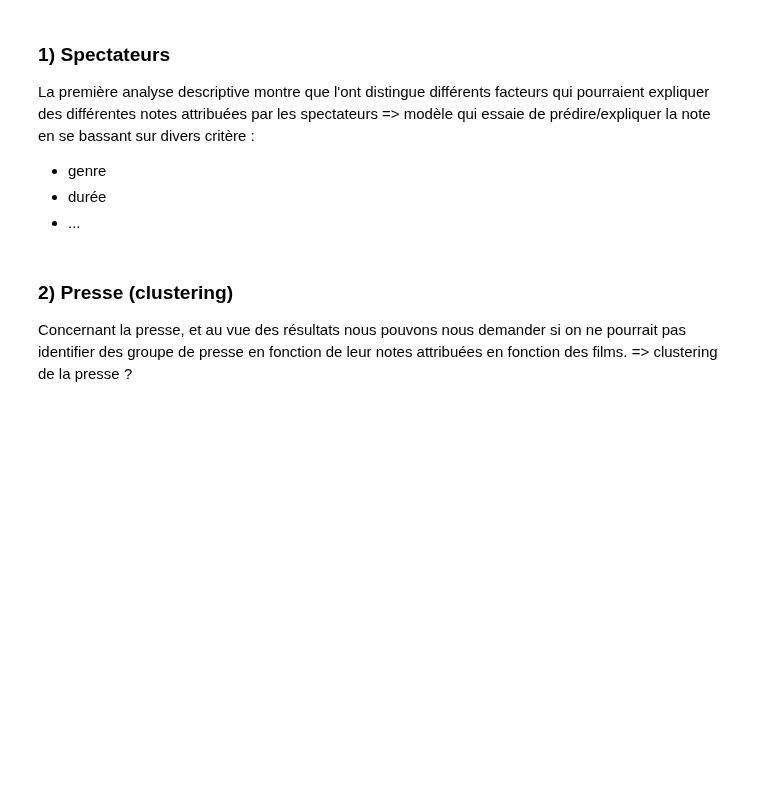
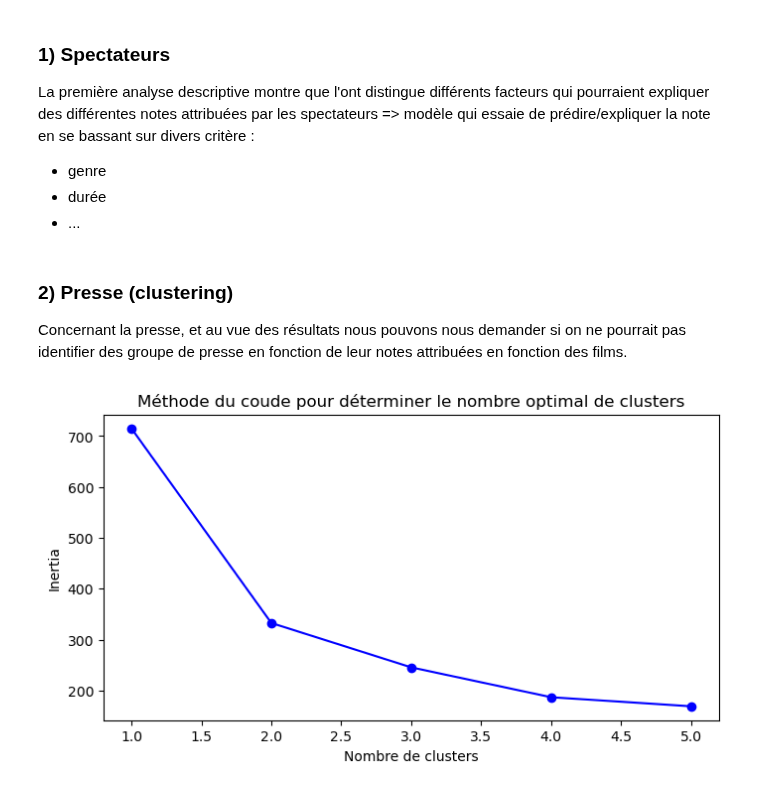
Before and after one commit to Clement-Dn/Projet_Cin-, a Jupyter notebook: Rapport_Projet_Cinema.ipynb, the cells around one changed output. Saved outputs shown, nothing was run; the diff lists cells and outputs as text; code cells hidden in the pictures; blank space fills up the shorter version.

```diff
--- a/Rapport_Projet_Cinema.ipynb
+++ b/Rapport_Projet_Cinema.ipynb
@@ -551,5 +551,4 @@ La première analyse descriptive montre que l'ont distingue différents facteurs
 # %% [markdown]
 ### 2) Presse (clustering)
 Concernant la presse, et au vue des résultats nous pouvons nous demander si on ne pourrait pas identifier des groupe de presse en fonction de leur notes attribuées en fonction des films.
-=> clustering de la presse ?
 # %%
@@ -557,0 +564,4 @@ table_cluster = get_table_cluster(table_films, presse_notes)
+# %%
+nb_clusters_optimal = determine_optimal_clusters(df_scaled, 5)
+# %% [output]
+[figure, added]
```
Also changed, not shown: parts of 7 cells of this notebook, 1 other file.
